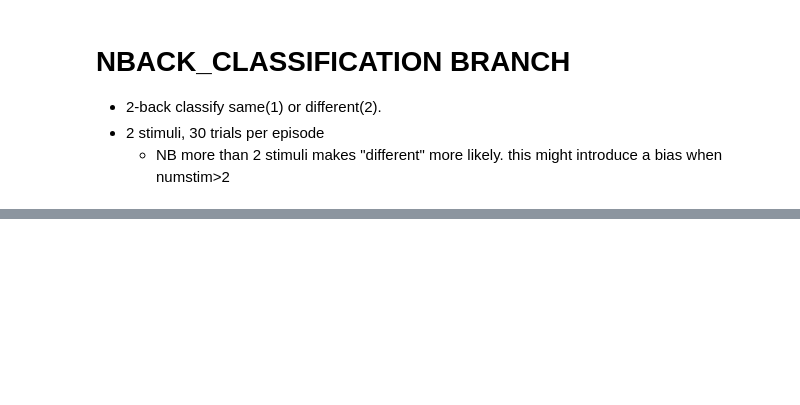
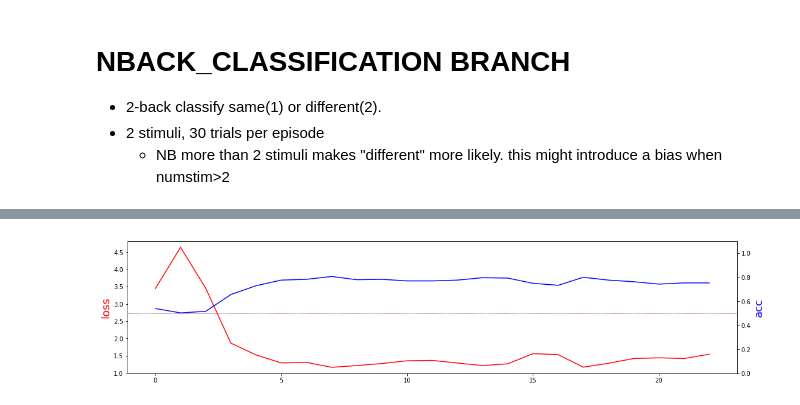
Before and after one commit to andrebeu/epm, a Jupyter notebook: nback.ipynb, the cells around one changed output, grey strips where cells are left out. Drawn from its saved outputs; the diff is of its cells as text; code cells hidden in the pictures; blank space fills up the shorter version.

```diff
--- a/nback.ipynb
+++ b/nback.ipynb
@@ -232,0 +47,19 @@ tf.
+# %%
+eval_loss,eval_acc = trainer.eval_loop(300)
+mean_evalloss = np.mean(eval_loss,0)
+mean_evalacc = np.mean(eval_acc,0)
+
+def plt_loss_acc(plt_loss,plt_acc):
+  plt.figure(figsize=(18,4))
+  ax1 = plt.gca()
+  ax1.plot(plt_loss,c='r')
+  ax1.set_ylabel('loss',color='red',fontsize=18)
+  ax2 = ax1.twinx()
+  ax2.plot(plt_acc,c='b')
+  ax2.set_ylabel('acc',color='b',fontsize=18)
+  ax2.set_ylim(0,1.1)
+  ax2.axhline(0.5,c='purple',ls='--',lw=.5)
+
+plt_loss_acc(mean_evalloss,mean_evalacc)
+# %% [output]
+[figure, added]
```
Also changed, not shown: parts of 32 cells of this notebook, 5 other files.
